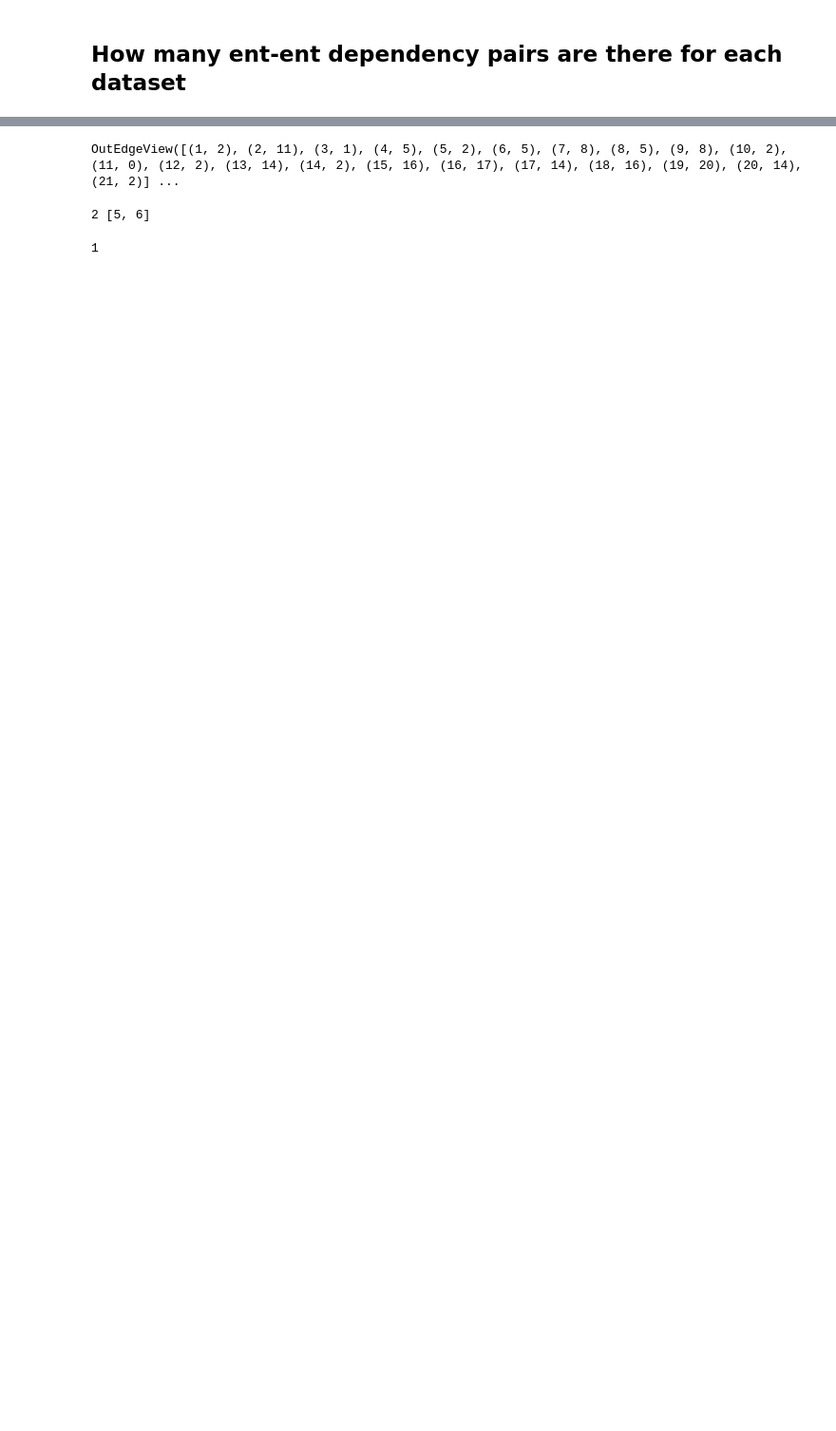
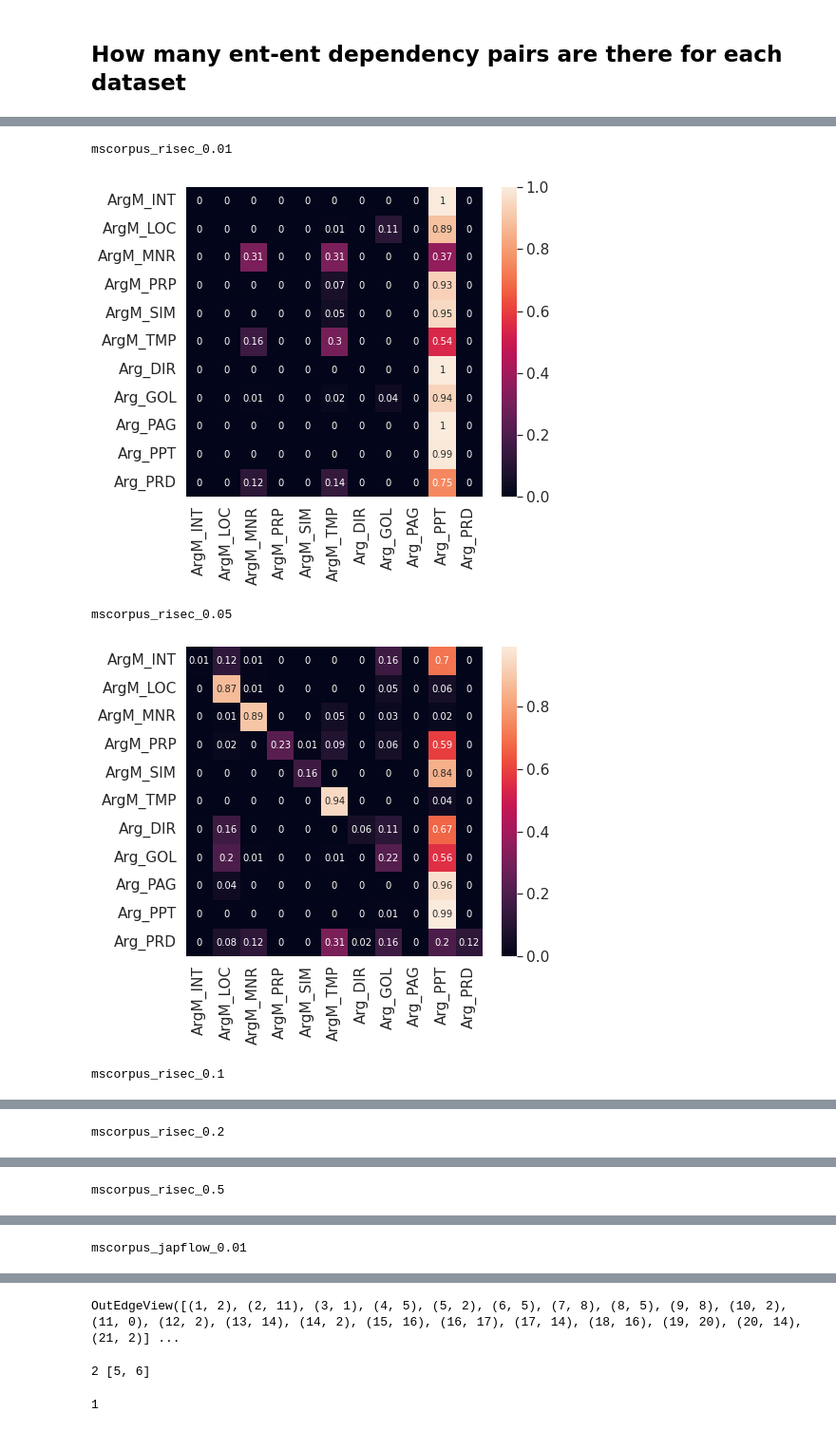
Before and after one commit to ShoRit/flow_graphs, a Jupyter notebook: code/analysis_notebooks/dep_analysis.ipynb, the cells around one changed output, grey strips where cells are left out. Shown at 95% size. Cells and saved outputs as stored; diff of their text form; code cells hidden in the pictures; blank space fills up the shorter version.

```diff
--- a/code/analysis_notebooks/dep_analysis.ipynb
+++ b/code/analysis_notebooks/dep_analysis.ipynb
@@ -151,0 +315,36 @@ for dataset in ['mscorpus','japflow','risec']:
+# %%
+sns.set(rc={'figure.figsize':(7,6)})
+
+for src_dataset in ['mscorpus','risec','japflow']:
+    for tgt_dataset in ['mscorpus','risec','japflow']:
+        if src_dataset == tgt_dataset: continue
+        for fewshot in [0.01, 0.05, 0.1, 0.2, 0.5]:
+            y_true, y_pred = [], []
+            for seed in [0,1,2]:
+                try:
+                    csv_file = open(f'/projects/flow_graphs/results/transfer_results_test_{src_dataset}_{tgt_dataset}_{fewshot}_{seed}_dep_residual.csv')
+                    df       = pd.read_csv(csv_file)
+                    labels   = sorted(list(set(df['labels'])))
+                    y_true.extend(list(df['labels']))
+                    y_pred.extend(list(df['predictions']))
+                except Exception as e:
+                    continue
+                    # print(f'/projects/flow_graphs/results/transfer_results_test_{src_dataset}_{tgt_dataset}_{fewshot}_{seed}_dep_residual.csv')
+
+            conf_matrix = cm(y_true, y_pred)
+            df_cm = pd.DataFrame(conf_matrix, index = labels, columns=labels)
+            df_cm = df_cm.div(df_cm.sum(axis=1),axis=0)
+            df_cm = df_cm.round(decimals = 2)
+
+            sns.set(font_scale=1.4) # for label size
+            sns.heatmap(df_cm, annot=True, annot_kws={"size": 10}) # font size
+
+            print(f'{src_dataset}_{tgt_dataset}_{fewshot}\n')
+            plt.savefig(f'../../figures/cm_{src_dataset}_{tgt_dataset}_{fewshot}_dep_residual.png', bbox_inches="tight")
+            plt.show()
+# %% [output]
+mscorpus_risec_0.01
+[figure, added]
+mscorpus_risec_0.05
+[figure, added]
+mscorpus_risec_0.1
@@ -151,0 +352 @@ for dataset in ['mscorpus','japflow','risec']:
+mscorpus_risec_0.2
@@ -151,0 +354 @@ for dataset in ['mscorpus','japflow','risec']:
+mscorpus_risec_0.5
@@ -151,0 +356 @@ for dataset in ['mscorpus','japflow','risec']:
+mscorpus_japflow_0.01
```
Also changed, not shown: parts of 33 cells of this notebook, 2 other files.
